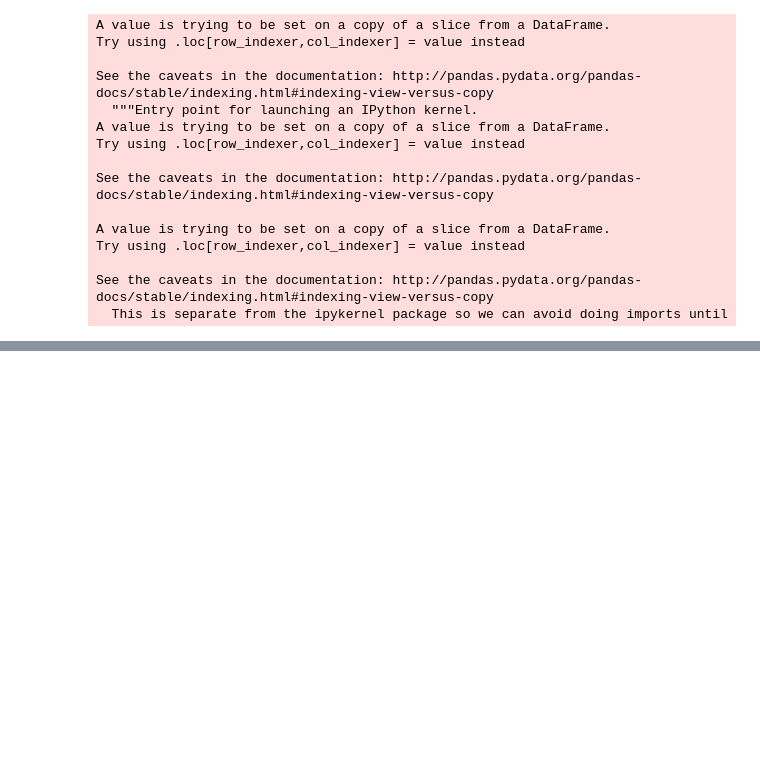
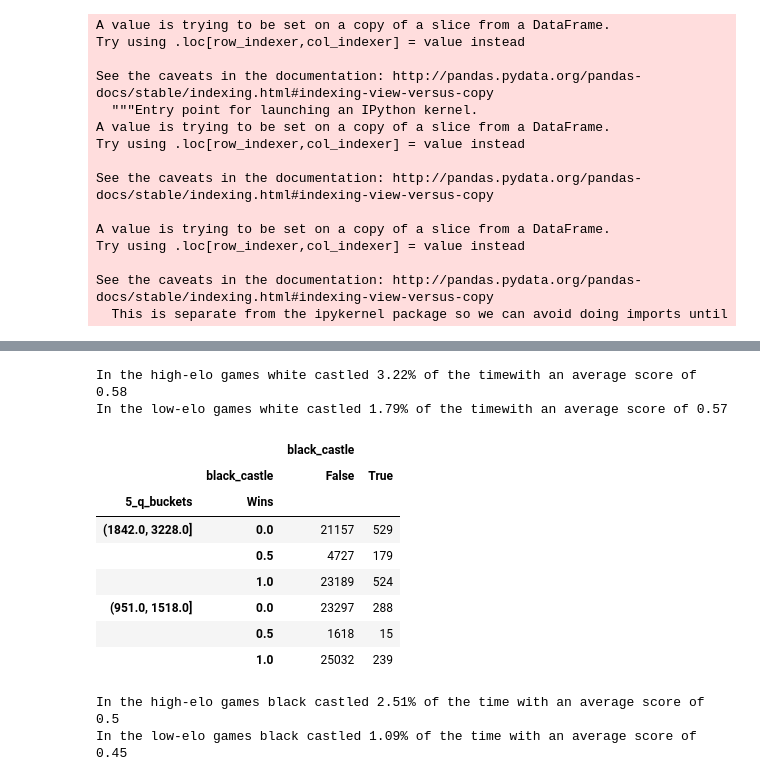
Before and after one commit to crawftv/chessdb, a Jupyter notebook: FICS_exploration.ipynb, the cells around one changed output, grey strips where cells are left out. Cells and saved outputs as stored; diff of their text form; code cells hidden in the pictures; blank space fills up the shorter version.

```diff
--- a/FICS_exploration.ipynb
+++ b/FICS_exploration.ipynb
@@ -337,0 +262,33 @@ Defaulting to column, but this will raise an ambiguity error in a future version
+# %%
+hwc = (1568/48737)*100
+hwcwr = ( (772 + 206/2)/ (706+206+590) )
+lwcwr = ( (486 + 33/2)/(486+33+368) )
+lwc = (887/49602)*100
+
+print("In the high-elo games white castled " +str(round(hwc,2))+ "% of the time" + " with an average score of " +str(round(hwcwr,2)))
+print("In the low-elo games white castled " +str(round(lwc,2))+ "% of the time" + " with an average score of " +str(round(lwcwr,2)))
+# %% [output]
+In the high-elo games white castled 3.22% of the timewith an average score of 0.58
+In the low-elo games white castled 1.79% of the timewith an average score of 0.57
+# %%
+b.groupby(['5_q_buckets','black_castle','Wins']).agg({'black_castle':np.size}).unstack(level=1)
+# %% [output]
+|  |  | black_castle |  |
+|  | black_castle | False | True |
+| 5_q_buckets | Wins |  |  |
+| (1842.0, 3228.0] | 0.0 | 21157 | 529 |
+|  | 0.5 | 4727 | 179 |
+|  | 1.0 | 23189 | 524 |
+| (951.0, 1518.0] | 0.0 | 23297 | 288 |
+|  | 0.5 | 1618 | 15 |
+|  | 1.0 | 25032 | 239 |
+# %%
+hbc = (1232/49073)*100
+hbcwr = (524+ 179/2)/(529+524+179)
+lbc = (542/49947)*100
+lbcwr = (239 +15/2) / (288+15+239)
+print("In the high-elo games black castled " +str(round(hbc,2))+ "% of the time" + " with an average score of " +str(round(hbcwr,2)))
+print("In the low-elo games black castled " +str(round(lbc,2))+ "% of the time" +" with an average score of " +str(round(lbcwr,2)))
+# %% [output]
+In the high-elo games black castled 2.51% of the time with an average score of 0.5
+In the low-elo games black castled 1.09% of the time with an average score of 0.45
```
Also changed, not shown: parts of 15 cells of this notebook, 9 other files.
